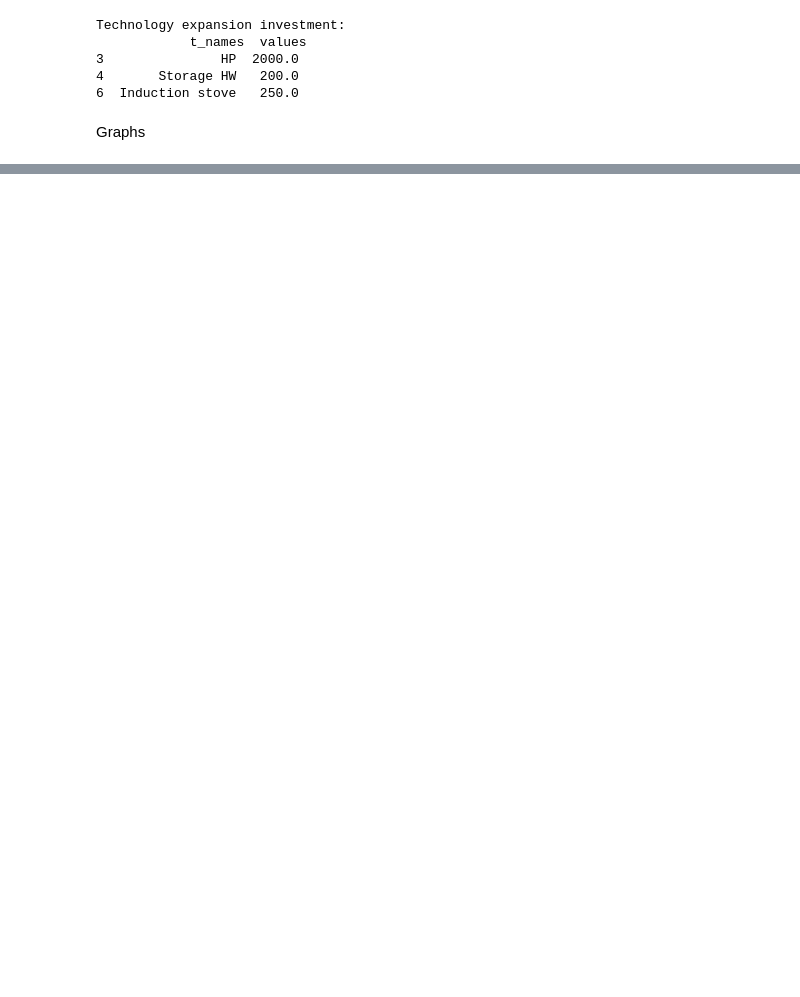
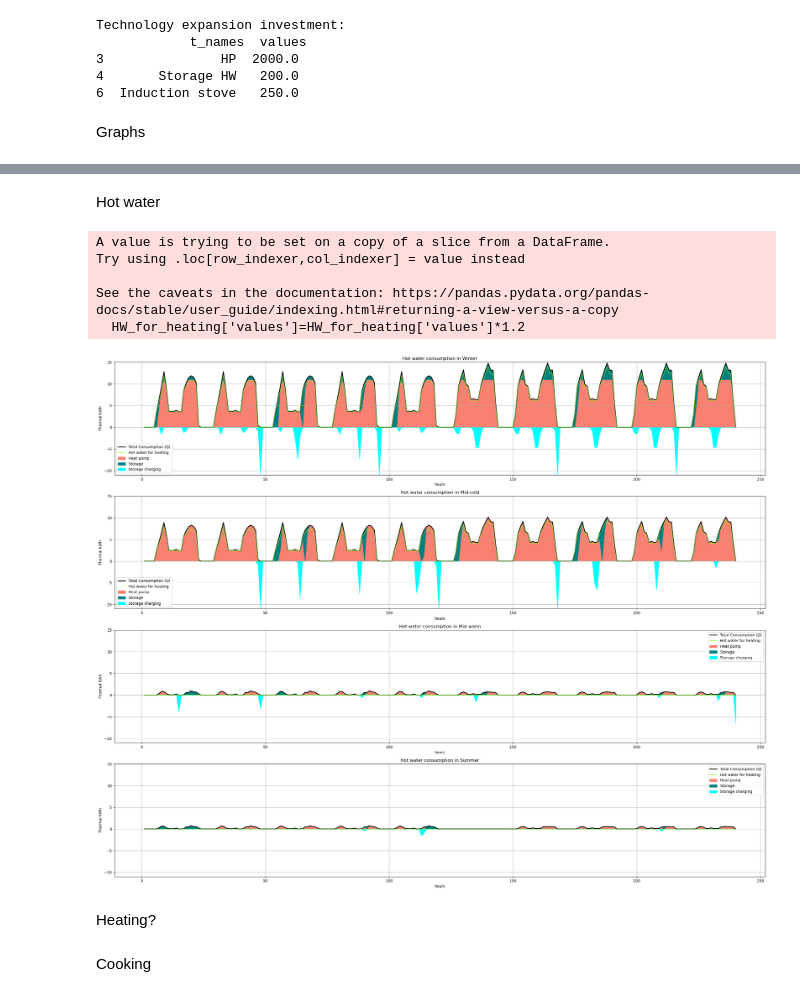
Before and after one commit to CamiCit/pyesm_thesis, a Jupyter notebook: tesi_camilla/case1_home/Results.ipynb, the cells around one changed output, grey strips where cells are left out. Drawn from its saved outputs; the diff is of its cells as text; code cells hidden in the pictures; blank space fills up the shorter version.

Commit message:
Results graphical analysis

```diff
--- a/tesi_camilla/case1_home/Results.ipynb
+++ b/tesi_camilla/case1_home/Results.ipynb
@@ -114,0 +164,58 @@ EE_grid=X[X['a_names']=='National Grid import']
+# %% [markdown]
+Hot water
+# %%
+HP_prod=Xt[Xt['t_names']=='HP']
+HW_storage=X[X['a_names']=='Storing HW']
+#Q_HW=Q[Q['n_names']=='Hot water']
+HP_prod.index = Q_HW.index = HW_storage.index =range(len(HP_prod))
+
+stor_charge=HW_storage.copy()
+stor_charge['values'] = stor_charge['values'].apply(lambda x: 0 if x > 0 else x)
+stor_discharge=HW_storage.copy()
+stor_discharge['values'] = stor_discharge['values'].apply(lambda x: 0 if x < 0 else x)
+
+HP_use=HP_prod.copy()
+HP_use['values']=HP_prod['values'].to_numpy()+stor_charge['values'].to_numpy()
+
+HW_for_heating=Q[Q['n_names']=='Heat']
+HW_for_heating['values']=HW_for_heating['values']*1.2
+# %% [output]
+A value is trying to be set on a copy of a slice from a DataFrame.
+Try using .loc[row_indexer,col_indexer] = value instead
+
+See the caveats in the documentation: https://pandas.pydata.org/pandas-docs/stable/user_guide/indexing.html#returning-a-view-versus-a-copy
+  HW_for_heating['values']=HW_for_heating['values']*1.2
+# %%
+#Hot water production
+plt.figure(figsize=(25, 20))
+
+for i, season in enumerate(seasons, 1):
+    Q_HW_season = Q[(Q['season'] == season) & (Q['n_names'] == 'Hot water')]['values']
+    HP_use_season = HP_use[HP_use['season'] == season]['values']
+    stor_charge_season = stor_charge[stor_charge['season'] == season]['values']
+    #PV_consump_season.index=Time_ind
+    stor_discharge_season = stor_discharge[stor_discharge['season'] == season]['values']
+    HW_heating_season = HW_for_heating[HW_for_heating['season'] == season]['values']
+
+    plt.subplot(4, 1, i)
+    plt.plot(Time, Q_HW_season, color='black', linewidth=2, label='Total Consumption (Q)')
+    plt.plot(Time, HW_heating_season, color='lawngreen', linewidth=1, label='Hot water for heating')
+    plt.fill_between(Time,0,HP_use_season, color='salmon', label='Heat pump')
+    plt.fill_between(Time,HP_use_season,HP_use_season+stor_discharge_season, color='teal', label='Storage')
+    #negative
+    plt.fill_between(Time,0,stor_charge_season, color='cyan', label='Storage charging')
+    plt.xlabel('hours')
+    plt.ylabel('Thermal kWh')
+    plt.ylim(-11,15)
+    plt.title(f'Hot water consumption in {season_names[season]}')
+    plt.legend()
+    plt.grid(True)
+
+plt.tight_layout()
+plt.show()
+# %% [output]
+[figure, added]
+# %% [markdown]
+Heating?
+# %% [markdown]
+Cooking
```
Also changed, not shown: parts of 16 cells of this notebook, 16 other files.
